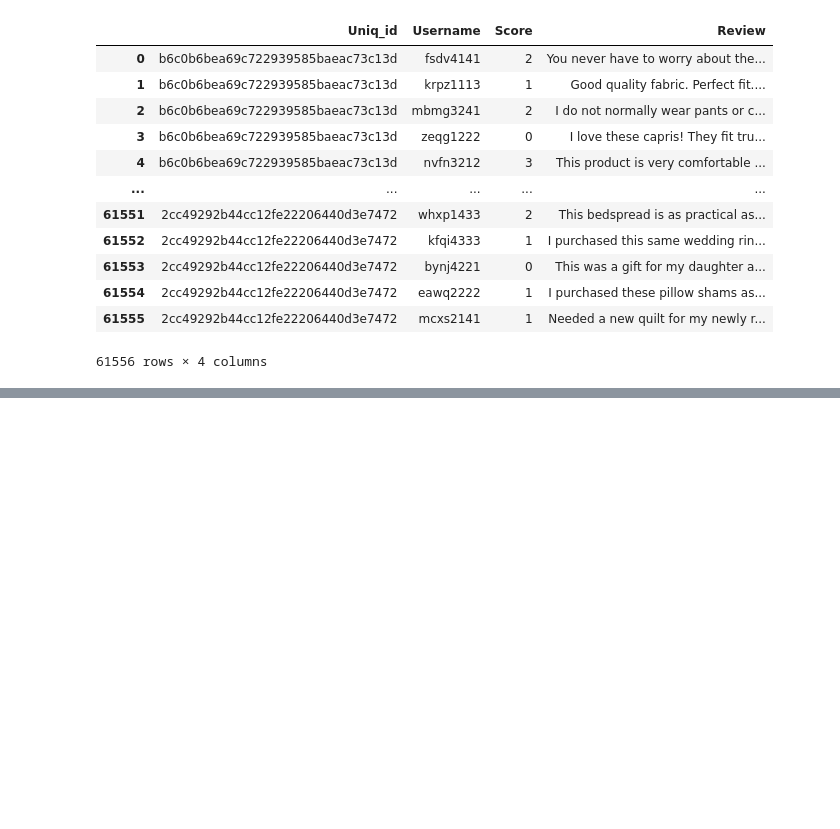
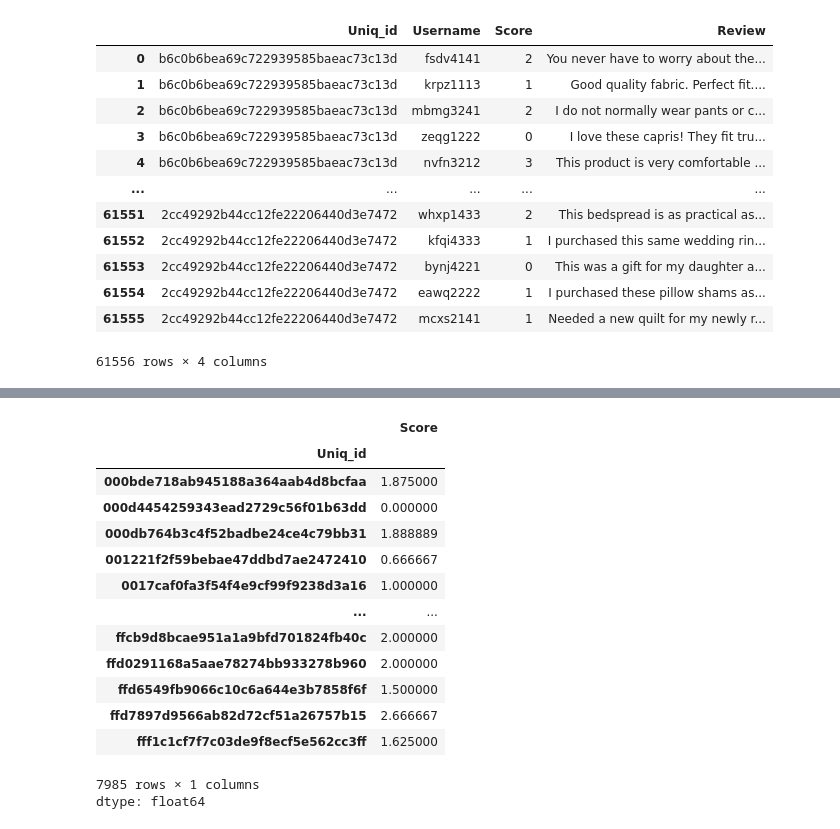
Before and after one commit to Malki9/3601763_BD2, a Jupyter notebook: 3601763_BD2.ipynb, the cells around one changed output, grey strips where cells are left out. Saved outputs shown, nothing was run; the diff lists cells and outputs as text; code cells hidden in the pictures; blank space fills up the shorter version.

```diff
--- a/3601763_BD2.ipynb
+++ b/3601763_BD2.ipynb
@@ -362,0 +357,23 @@ reviews.describe()
+# %%
+# Checking whether the average score in products given to unique_id is the same as the average of the scores in reviews
+
+
+reviews.groupby('Uniq_id')['Score'].mean()
+
+# Checking the mean of the scores in reviews with the Av_Score
+# %% [output]
+|  | Score |
+| Uniq_id |  |
+| 000bde718ab945188a364aab4d8bcfaa | 1.875000 |
+| 000d4454259343ead2729c56f01b63dd | 0.000000 |
+| 000db764b3c4f52badbe24ce4c79bb31 | 1.888889 |
+| 001221f2f59bebae47ddbd7ae2472410 | 0.666667 |
+| 0017caf0fa3f54f4e9cf99f9238d3a16 | 1.000000 |
+| ... | ... |
+| ffcb9d8bcae951a1a9bfd701824fb40c | 2.000000 |
+| ffd0291168a5aae78274bb933278b960 | 2.000000 |
+| ffd6549fb9066c10c6a644e3b7858f6f | 1.500000 |
+| ffd7897d9566ab82d72cf51a26757b15 | 2.666667 |
+| fff1c1cf7f7c03de9f8ecf5e562cc3ff | 1.625000 |
+7985 rows × 1 columns
+dtype: float64
```
Also changed, not shown: parts of 19 cells of this notebook.
